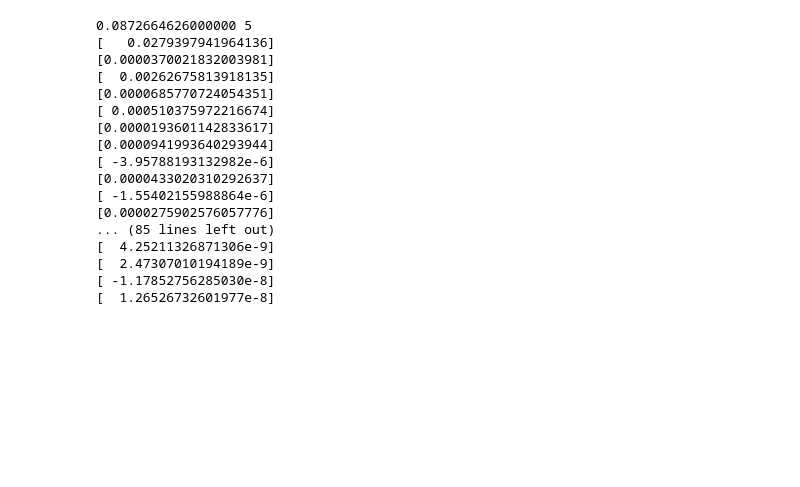
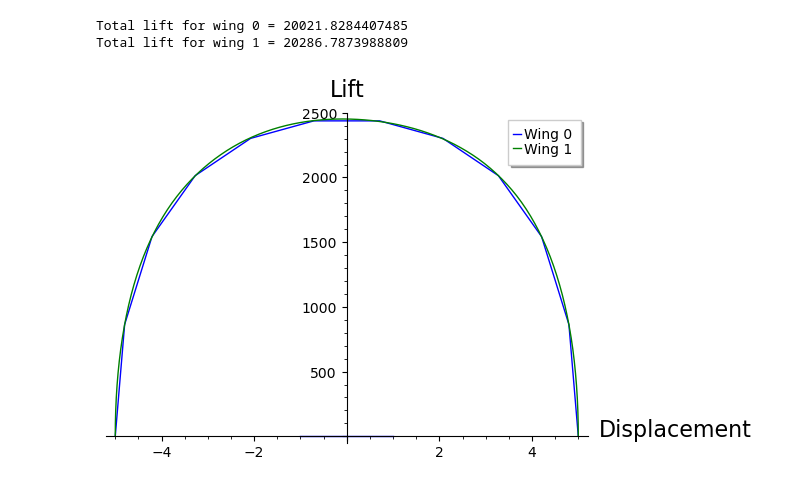
Before and after one commit to juandurante2005/Aerospace-CS-project, a Jupyter notebook: Expanded-lift-dist.ipynb, the cells around one changed output. Saved outputs shown, nothing was run; the diff lists cells and outputs as text; code cells hidden in the pictures; blank space fills up the shorter version.

Commit message:
Corrected an error in the total lift calculation to account for the fact that delta-x is not constant

```diff
--- a/Expanded-lift-dist.ipynb
+++ b/Expanded-lift-dist.ipynb
@@ -107,34 +128,29 @@ class LiftFinder():
         lift_per_y.append(0)
 
         return lift_per_y
-# %%
-plottables = []
-
-wing_info = [20, 50, 1.225, "5", "0", "5 * pi/180", 100]
-vec = LiftFinder()
-
-vec.define_vars(wing_info)
-
-print(vec.five_fifty_one())
-
-# x_ax = vec.get_x_axis_reference
-# y_ax = vec.get_lift_vector
-#list_plot(list(zip(x_ax, y_ax)), axes_labels = ["Displacement", "Lift"] )
-# %% [output]
-0.0872664626000000 5
-[   0.0279397941964136]
-[0.0000370021832003981]
-[  0.00262675813918135]
-[0.0000685770724054351]
-[ 0.000510375972216674]
-[0.0000193601142833617]
-[0.0000941993640293944]
-[ -3.95788193132982e-6]
-[0.0000433020310292637]
-[ -1.55402155988864e-6]
-[0.0000275902576057776]
-... (85 lines left out)
-[  4.25211326871306e-9]
-[  2.47307010194189e-9]
-[ -1.17852756285030e-8]
-[  1.26526732601977e-8]
+# %%
+#wing_info format:
+#[b, v_infinity, rho, "c(x)", "alphaL0(x)", "alpha(x)", N]
+
+wings = [[10, 50, 1.225, "5", "0", "5 * pi/180", 10],
+         [10, 50, 1.225, "5", "0", "5 * pi/180", 100]
+         ]
+color_list = ["blue", 'green', 'red', 'cyan', 'magenta', 'yellow', 'black']
+totalplots = plot(0)
+index = 0
+for wing_info in wings:
+    vec = LiftFinder(wing_info)
+    totalplots = totalplots + list_plot(vec.get_zipped_lists(), legend_label=("Wing " + str(index)), color=color_list[index % 7], plotjoined = True)
+    print("Total lift for wing " + str(index) + " = " + str(vec.get_total_lift()))
+    index = index + 1
+
+totalplots.axes_labels(["Displacement", "Lift"])
+totalplots.show()
+#vec.lift_finder()
+# x_ax = vec.get_x_axis_reference
+# y_ax = vec.get_lift_vector
+#list_plot(list(zip(x_ax, y_ax)), axes_labels = ["Displacement", "Lift"] )
+# %% [output]
+Total lift for wing 0 = 20021.8284407485
+Total lift for wing 1 = 20286.7873988809
+[figure, added]
```
Also changed, not shown: parts of 1 cell of this notebook.
